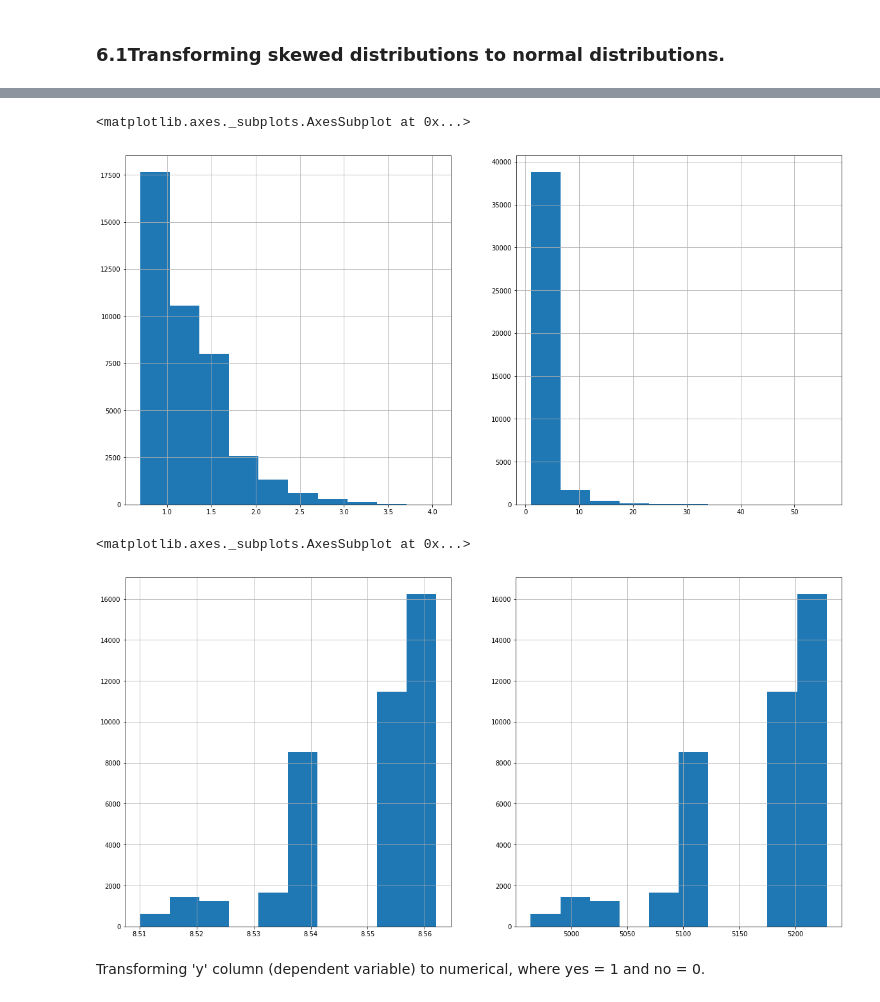
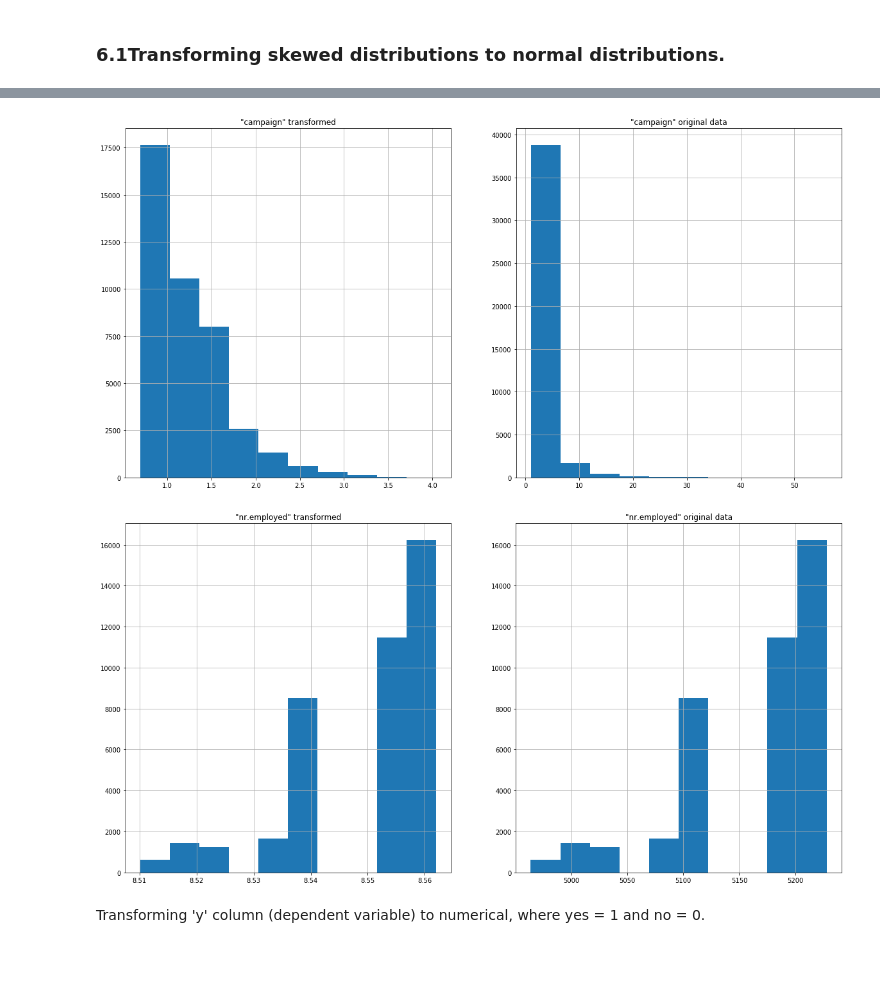
Before and after one commit to julijanna/machine-learning, a Jupyter notebook: projects/capstone/Capstone - Bank Marketing Dataset.ipynb, the cells around one changed output, grey strips where cells are left out. Saved outputs shown, nothing was run; the diff lists cells and outputs as text; code cells hidden in the pictures; blank space fills up the shorter version.

```diff
--- a/projects/capstone/Capstone - Bank Marketing Dataset.ipynb
+++ b/projects/capstone/Capstone - Bank Marketing Dataset.ipynb
@@ -213,21 +216,23 @@ dataset_transformed_df['campaign'] = np.log1p(dataset_transformed_df['campaign']
 
 fig, axes = plt.subplots(nrows=1, ncols=2, figsize=(20,10))
 
-dataset_transformed_df['campaign'].hist(ax=axes[0])
-dataset_df['campaign'].hist(ax=axes[1])
+ax1 = dataset_transformed_df['campaign'].hist(ax=axes[0])
+ax1.title.set_text('"campaign" transformed')
+ax2 = dataset_df['campaign'].hist(ax=axes[1])
+ax2.title.set_text('"campaign" original data')
 # %% [output]
-<matplotlib.axes._subplots.AxesSubplot at 0x...>
-[figure, old version]
+[figure, new version]
 # %%
 dataset_transformed_df['nr.employed'] = np.log1p(dataset_transformed_df['nr.employed'])
 
 fig, axes = plt.subplots(nrows=1, ncols=2, figsize=(20,10))
 
-dataset_transformed_df['nr.employed'].hist(ax=axes[0])
-dataset_df['nr.employed'].hist(ax=axes[1])
+ax1 = dataset_transformed_df['nr.employed'].hist(ax=axes[0])
+ax1.title.set_text('"nr.employed" transformed')
+ax2 = dataset_df['nr.employed'].hist(ax=axes[1])
+ax2.title.set_text('"nr.employed" original data')
 # %% [output]
-<matplotlib.axes._subplots.AxesSubplot at 0x...>
-[figure, old version]
+[figure, new version]
 # %% [markdown]
 Transforming 'y' column (dependent variable) to numerical, where yes = 1 and no = 0.
 # %%
```
Also changed, not shown: parts of 4 cells of this notebook, 6 other files.
